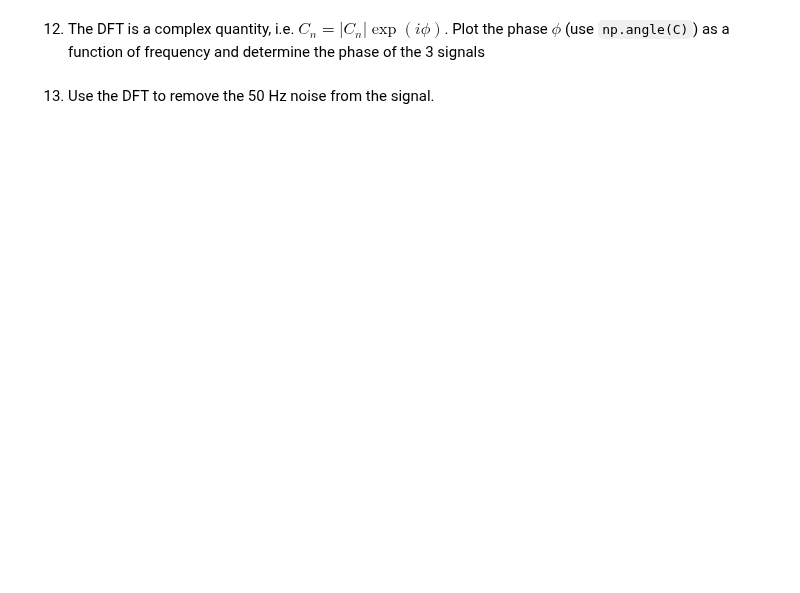
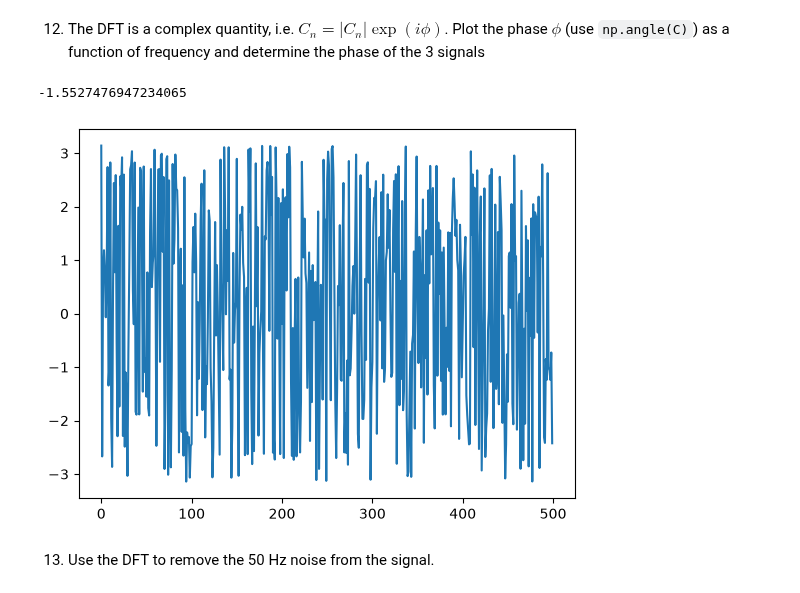
Before and after one commit to SireOfTheQuags/PE1, a Jupyter notebook: Main_Files/Werkcollege 1/NumericalDFT.ipynb, the cells around one changed output. Saved outputs shown, nothing was run; the diff lists cells and outputs as text; code cells hidden in the pictures; blank space fills up the shorter version.

```diff
--- a/Main_Files/Werkcollege 1/NumericalDFT.ipynb
+++ b/Main_Files/Werkcollege 1/NumericalDFT.ipynb
@@ -183,10 +224,14 @@ amplitude50 =
 # %% [markdown]
 12. The DFT is a complex quantity, i.e. $C_n = |C_n| \exp(i\phi)$. Plot the phase $\phi$ (use `np.angle(C)`) as a function of frequency and determine the phase of the 3 signals
 # %%
-phase = np.angle(C)
+phase = np.angle(c)
+plt.plot(np.angle(c))
 
 # ↓↓↓ Your code goes here ↓↓↓
-phase50 =
+print(np.angle(c)[50])
+# %% [output]
+-1.5527476947234065
+[figure, added]
 # %% [markdown]
 13. Use the DFT to remove the 50 Hz noise from the signal.
 # %%
```
Also changed, not shown: parts of 7 cells of this notebook.
